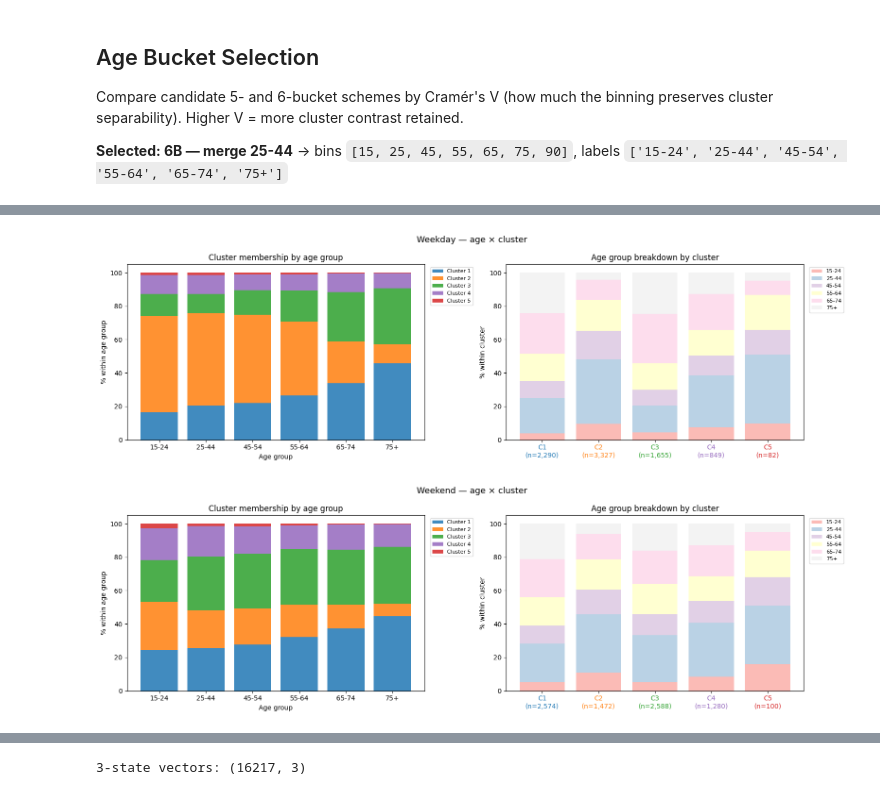
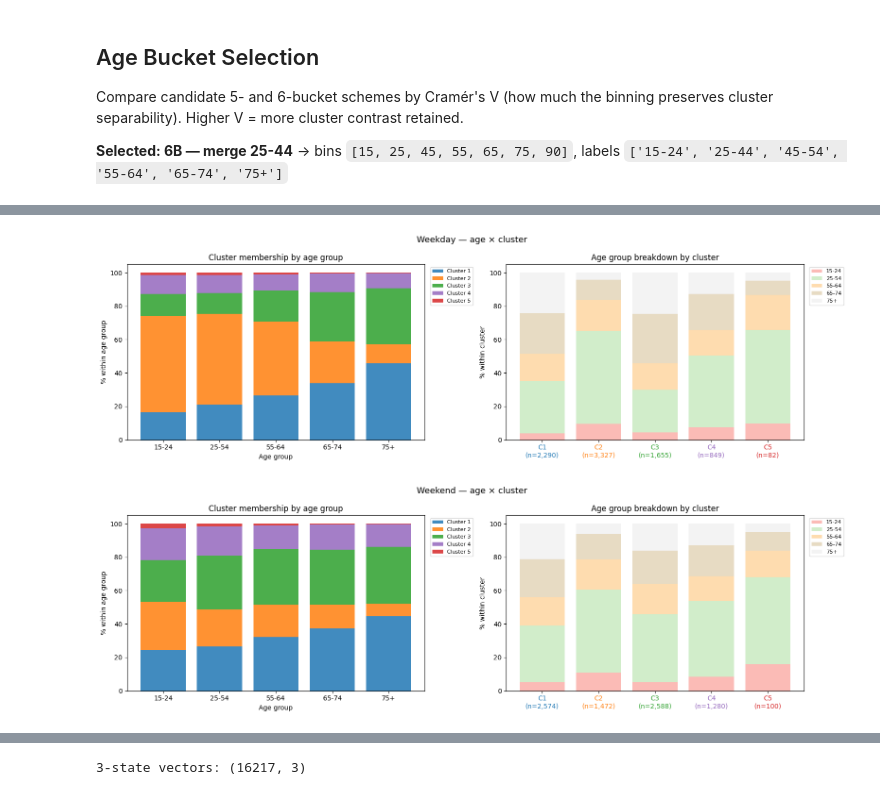
Before and after one commit to AmberJiayuSu/OBGeneration, a Jupyter notebook: assumption/clustered_MC.ipynb, the cells around one changed output, grey strips where cells are left out. Saved outputs shown, nothing was run; the diff lists cells and outputs as text; code cells hidden in the pictures.

```diff
--- a/assumption/clustered_MC.ipynb
+++ b/assumption/clustered_MC.ipynb
@@ -655,7 +664,7 @@ plt.show()
 # %%
 # ── Best scheme from Cramér's V: 6B — merge 25-44 ────────────────────────────
-AGE_BINS   = [15, 25, 45, 55, 65, 75, 90]
-AGE_LABELS = ['15-24', '25-44', '45-54', '55-64', '65-74', '75+']
+AGE_BINS   = [15, 25, 55, 65, 75, 100]
+AGE_LABELS = ['15-24', '25-54', '55-64', '65-74', '75+']
 
 def plot_age_cluster(demo_df, daytype, tag):
     df = demo_df[['cluster', 'TEAGE']].dropna().copy()
@@ -686,35 +695,35 @@ def plot_age_cluster(demo_df, daytype, tag):
     ax.set_xlabel('Age group'); ax.set_ylabel('% within age group')
     ax.set_title('Cluster membership by age group')
     ax.legend(fontsize=8, bbox_to_anchor=(1.01, 1), loc='upper left')
 
     # Panel 2: within each cluster, age group breakdown (x-axis in display order)
     ax = axes[1]
     grp_colors = plt.cm.Pastel1(np.linspace(0, 1, len(AGE_LABELS)))
     bottom = np.zeros(k)
     for j, ag in enumerate(AGE_LABELS):
         vals = [(df[df['cluster'] == c]['age_group'] == ag).sum() /
                 max((df['cluster'] == c).sum(), 1) * 100
                 for c in clusters]
         ax.bar(range(k), vals, bottom=bottom, color=grp_colors[j], label=ag, alpha=0.9)
         bottom += np.array(vals)
     # Color x-tick labels to match centroid plot
     ax.set_xticks(range(k))
     xticklabels = ax.set_xticklabels(
         [f'C{rank_map[c]}\n(n={( demo_df["cluster"]==c).sum():,})' for c in clusters])
     for lbl, c in zip(xticklabels, clusters):
         lbl.set_color(color_map[c])
     ax.set_ylabel('% within cluster')
     ax.set_title('Age group breakdown by cluster')
     ax.legend(fontsize=8, bbox_to_anchor=(1.01, 1), loc='upper left')
 
     plt.tight_layout()
     plt.show()
 
 plot_age_cluster(demo_wd, 'Weekday', 'wd')
 plot_age_cluster(demo_we, 'Weekend', 'we')
 # %% [output]
-[figure, old version]
+[figure, new version]
-[figure, old version]
+[figure, new version]
 # %% [markdown]
 ## Time-Inhomogeneous Markov Chain (3 States: sleep / home / away)
 
```
Also changed, not shown: parts of 6 cells of this notebook, 38 other files.
